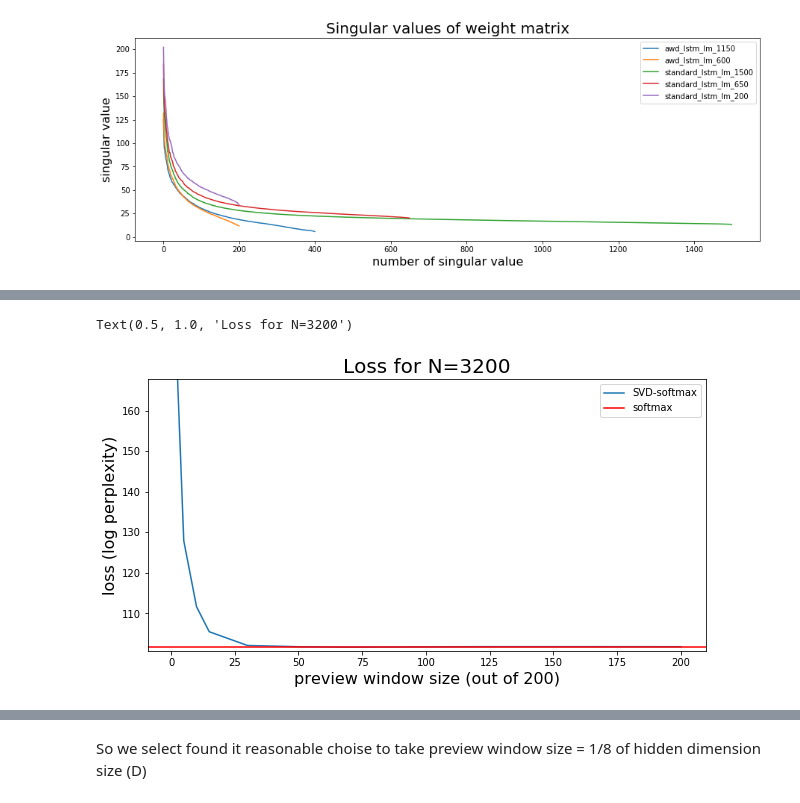
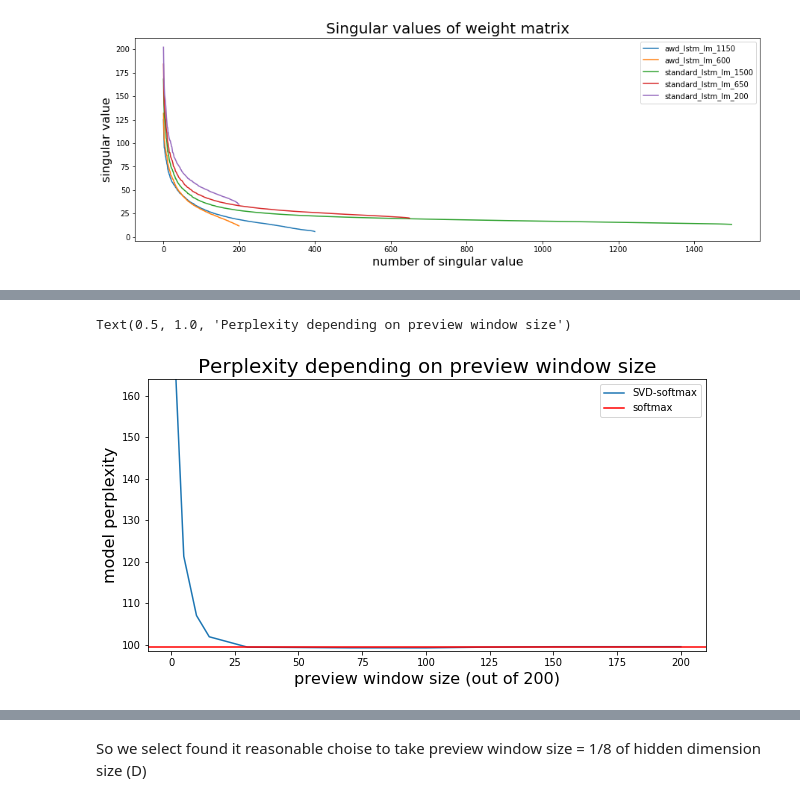
Before and after one commit to asmekal/softmax-acceleration, a Jupyter notebook: Fast softmax approximations.ipynb, the cells around one changed output, grey strips where cells are left out. Saved outputs shown, nothing was run; the diff lists cells and outputs as text; code cells hidden in the pictures.

Commit message:
graphs for one model

```diff
--- a/Fast softmax approximations.ipynb
+++ b/Fast softmax approximations.ipynb
@@ -110,7 +110,7 @@ def detach(hidden):
         hidden = hidden.detach()
     return hidden
 
-def evaluate(model, data_source, batch_size, ctx, loss=loss, max_steps=1000//batch_size):
+def evaluate(model, data_source, batch_size, ctx, loss=loss, max_steps=200//batch_size):
     total_L = 0.0
     total_time = 0.0
     ntotal = 0
@@ -124,11 +124,12 @@ def evaluate(model, data_source, batch_size, ctx, loss=loss, max_steps=1000//bat
         output.wait_to_read()
         single_t = time.time() - t_begin
         hidden = detach(hidden)
-        if loss is not None:
+        if loss is not None and i > 0:
             L = loss(output.reshape(-3, -1), target.reshape(-1))
             total_L += mx.nd.sum(L).asscalar()
-        total_time += single_t
-        ntotal += target.reshape(-1).size
+        if i > 0:
+            total_time += single_t
+            ntotal += target.reshape(-1).size
         if i > max_steps:
             break
 #         print(f'curr loss = {total_L/ntotal:.2f}, '
@@ -362,12 +363,12 @@ Wall time: 20min 31s
 # %%
 plt.figure(figsize=(10,5))
 plt.plot(preview_Ws, np.exp(ls), label="SVD-softmax")
 plt.axhline(y=np.exp(orig_l), color='red', label="softmax")
 plt.xlabel("preview window size (out of 200)", fontsize=16)
-plt.ylabel("loss (log perplexity)", fontsize=16)
+plt.ylabel("model perplexity", fontsize=16)
 plt.ylim((np.exp(orig_l-0.01), np.exp(orig_l+0.5)))
 plt.legend()
-plt.title("Loss for N=3200", fontsize=20)
+plt.title("Perplexity depending on preview window size", fontsize=20)
 # %% [output]
-Text(0.5, 1.0, 'Loss for N=3200')
+Text(0.5, 1.0, 'Perplexity depending on preview window size')
-[figure, old version]
+[figure, new version]
```
Also changed, not shown: parts of 9 cells of this notebook.
